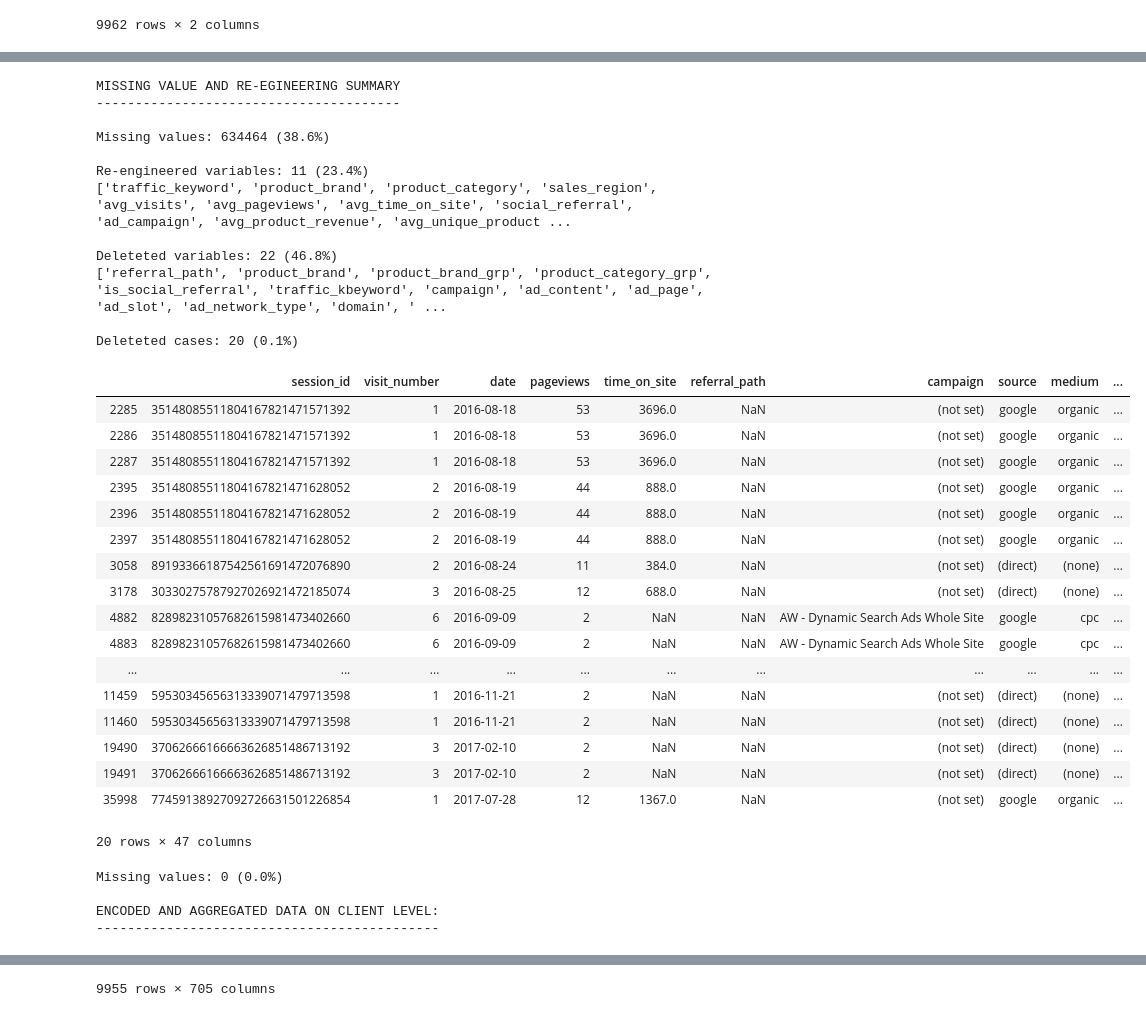
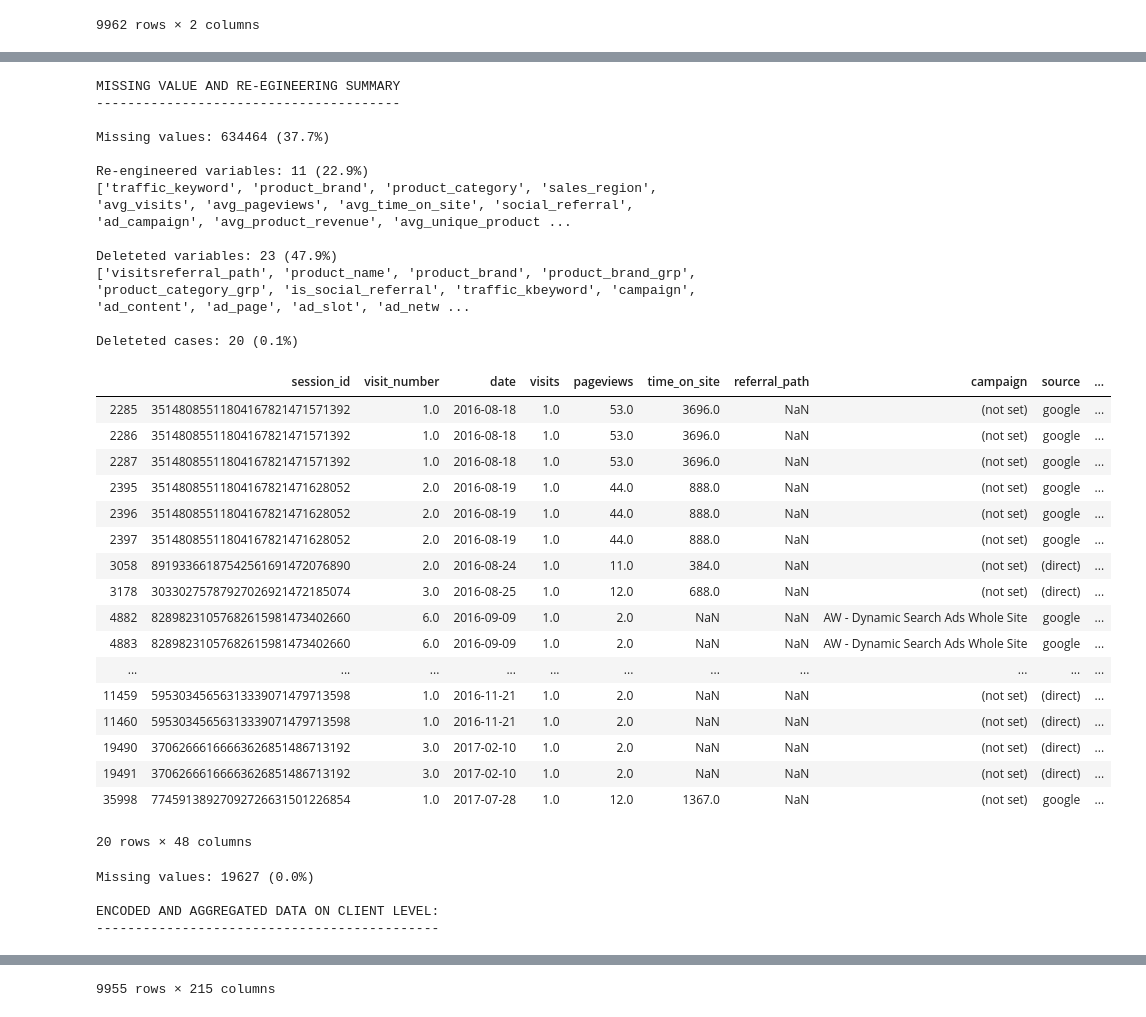
Before and after one commit to alfredsasko/Customer-Journey-Analytics, a Jupyter notebook: customer-journey-analytics.ipynb, the cells around one changed output, grey strips where cells are left out. Cells and saved outputs as stored; diff of their text form; code cells hidden in the pictures.

```diff
--- a/customer-journey-analytics.ipynb
+++ b/customer-journey-analytics.ipynb
@@ -1248,6 +1237,7 @@ SELECT
     CONCAT(fullVisitorId, CAST(visitId AS STRING)) AS session_id,
     visitNumber AS visit_number,
     date,
+    totals.visits AS visits,
     totals.pageviews AS pageviews,
     totals.timeOnSite AS time_on_site,
     trafficSource.referralPath AS referral_path,
@@ -1325,6 +1315,7 @@ timestamp = schema[(schema['Status'] == 'SELECTED')
                    & (schema['Scale'] == 'TIMESTAMP')].index
 
 # Cast variables to proper dtypes
+df[numeric] = df[numeric].astype('float')
 df[identifiers] = df[identifiers].astype(str)
 df[nominal] = df[nominal].astype('category')
 df[timestamp] = pd.to_datetime(df[timestamp].squeeze())
@@ -1338,4 +1329,10 @@ display(df.describe(include=np.number))
 
 with pd.option_context('display.max_columns', None):
     display(df.describe(exclude=np.number))
+
+# print scales summary
+print('Variables Scale Summary:')
+display(schema
+        .loc[schema['Status'] == 'SELECTED', 'Scale']
+        .value_counts())
 # %% [output]
@@ -1533,11 +1546,11 @@ df.loc[~nan_mask[ad_vars].all(axis=1), 'ad_campaign'] = True
 # %%
 # drop cases and variables with high proportion of missing values
 # ---------------------------------------------------------------
-
 # Variables with high proportion of missing values
 drop_vars = [
+    'visits'                         # constant, does not ad any information
     'referral_path',                 # not valuable information
-#     'product_name',                  # too detailed, category sufficient
+    'product_name',                  # too detailed, category sufficient
     'product_brand',                 # reconstructed
     'product_brand_grp',             # reconstructed
     'product_category_grp',          # reconstructed
@@ -1601,56 +1614,56 @@ print(txt)
 print(re_engineered_vars, '\n')
 
 txt = ('Deleteted variables: {} ({:.1f}%)'
        .format(len(drop_vars),
                len(drop_vars) / df.columns.size * 100))
 print(txt)
 print(drop_vars, '\n')
 
 txt = ('Deleteted cases: {} ({:.1f}%)'
        .format(cases.sum(), cases.sum() / df.index.size * 100))
 print(txt)
 display(df[cases])
 
 txt = ('\nMissing values: {} ({:.1f}%)'
        .format(clean_df.isna().sum().sum(),
                clean_df.isna().sum().sum() / np.prod(clean_df.shape)))
 print(txt + '\n')
 
 txt = ('ENCODED AND AGGREGATED DATA ON CLIENT LEVEL:')
 print(txt, '\n' + '-' * len(txt))
 display(agg_df)
 # %% [output]
 MISSING VALUE AND RE-EGINEERING SUMMARY
 ---------------------------------------
 
-Missing values: 634464 (38.6%)
+Missing values: 634464 (37.7%)
 
-Re-engineered variables: 11 (23.4%)
+Re-engineered variables: 11 (22.9%)
 ['traffic_keyword', 'product_brand', 'product_category', 'sales_region', 'avg_visits', 'avg_pageviews', 'avg_time_on_site', 'social_referral', 'ad_campaign', 'avg_product_revenue', 'avg_unique_product ...
 
-Deleteted variables: 22 (46.8%)
-['referral_path', 'product_brand', 'product_brand_grp', 'product_category_grp', 'is_social_referral', 'traffic_kbeyword', 'campaign', 'ad_content', 'ad_page', 'ad_slot', 'ad_network_type', 'domain', ' ...
+Deleteted variables: 23 (47.9%)
+['visitsreferral_path', 'product_name', 'product_brand', 'product_brand_grp', 'product_category_grp', 'is_social_referral', 'traffic_kbeyword', 'campaign', 'ad_content', 'ad_page', 'ad_slot', 'ad_netw ...
 
 Deleteted cases: 20 (0.1%)
-|  | session_id | visit_number | date | pageviews | time_on_site | referral_path | campaign | source | medium | ... |
-| 2285 | 35148085511804167821471571392 | 1 | 2016-08-18 | 53 | 3696.0 | NaN | (not set) | google | organic | ... |
-| 2286 | 35148085511804167821471571392 | 1 | 2016-08-18 | 53 | 3696.0 | NaN | (not set) | google | organic | ... |
-| 2287 | 35148085511804167821471571392 | 1 | 2016-08-18 | 53 | 3696.0 | NaN | (not set) | google | organic | ... |
-| 2395 | 35148085511804167821471628052 | 2 | 2016-08-19 | 44 | 888.0 | NaN | (not set) | google | organic | ... |
-| 2396 | 35148085511804167821471628052 | 2 | 2016-08-19 | 44 | 888.0 | NaN | (not set) | google | organic | ... |
-| 2397 | 35148085511804167821471628052 | 2 | 2016-08-19 | 44 | 888.0 | NaN | (not set) | google | organic | ... |
-| 3058 | 89193366187542561691472076890 | 2 | 2016-08-24 | 11 | 384.0 | NaN | (not set) | (direct) | (none) | ... |
-| 3178 | 30330275787927026921472185074 | 3 | 2016-08-25 | 12 | 688.0 | NaN | (not set) | (direct) | (none) | ... |
-| 4882 | 82898231057682615981473402660 | 6 | 2016-09-09 | 2 | NaN | NaN | AW - Dynamic Search Ads Whole Site | google | cpc | ... |
-| 4883 | 82898231057682615981473402660 | 6 | 2016-09-09 | 2 | NaN | NaN | AW - Dynamic Search Ads Whole Site | google | cpc | ... |
+|  | session_id | visit_number | date | visits | pageviews | time_on_site | referral_path | campaign | source | ... |
+| 2285 | 35148085511804167821471571392 | 1.0 | 2016-08-18 | 1.0 | 53.0 | 3696.0 | NaN | (not set) | google | ... |
+| 2286 | 35148085511804167821471571392 | 1.0 | 2016-08-18 | 1.0 | 53.0 | 3696.0 | NaN | (not set) | google | ... |
+| 2287 | 35148085511804167821471571392 | 1.0 | 2016-08-18 | 1.0 | 53.0 | 3696.0 | NaN | (not set) | google | ... |
+| 2395 | 35148085511804167821471628052 | 2.0 | 2016-08-19 | 1.0 | 44.0 | 888.0 | NaN | (not set) | google | ... |
+| 2396 | 35148085511804167821471628052 | 2.0 | 2016-08-19 | 1.0 | 44.0 | 888.0 | NaN | (not set) | google | ... |
+| 2397 | 35148085511804167821471628052 | 2.0 | 2016-08-19 | 1.0 | 44.0 | 888.0 | NaN | (not set) | google | ... |
+| 3058 | 89193366187542561691472076890 | 2.0 | 2016-08-24 | 1.0 | 11.0 | 384.0 | NaN | (not set) | (direct) | ... |
+| 3178 | 30330275787927026921472185074 | 3.0 | 2016-08-25 | 1.0 | 12.0 | 688.0 | NaN | (not set) | (direct) | ... |
+| 4882 | 82898231057682615981473402660 | 6.0 | 2016-09-09 | 1.0 | 2.0 | NaN | NaN | AW - Dynamic Search Ads Whole Site | google | ... |
+| 4883 | 82898231057682615981473402660 | 6.0 | 2016-09-09 | 1.0 | 2.0 | NaN | NaN | AW - Dynamic Search Ads Whole Site | google | ... |
 | ... | ... | ... | ... | ... | ... | ... | ... | ... | ... | ... |
-| 11459 | 59530345656313339071479713598 | 1 | 2016-11-21 | 2 | NaN | NaN | (not set) | (direct) | (none) | ... |
-| 11460 | 59530345656313339071479713598 | 1 | 2016-11-21 | 2 | NaN | NaN | (not set) | (direct) | (none) | ... |
-| 19490 | 37062666166663626851486713192 | 3 | 2017-02-10 | 2 | NaN | NaN | (not set) | (direct) | (none) | ... |
-| 19491 | 37062666166663626851486713192 | 3 | 2017-02-10 | 2 | NaN | NaN | (not set) | (direct) | (none) | ... |
-| 35998 | 77459138927092726631501226854 | 1 | 2017-07-28 | 12 | 1367.0 | NaN | (not set) | google | organic | ... |
+| 11459 | 59530345656313339071479713598 | 1.0 | 2016-11-21 | 1.0 | 2.0 | NaN | NaN | (not set) | (direct) | ... |
+| 11460 | 59530345656313339071479713598 | 1.0 | 2016-11-21 | 1.0 | 2.0 | NaN | NaN | (not set) | (direct) | ... |
+| 19490 | 37062666166663626851486713192 | 3.0 | 2017-02-10 | 1.0 | 2.0 | NaN | NaN | (not set) | (direct) | ... |
+| 19491 | 37062666166663626851486713192 | 3.0 | 2017-02-10 | 1.0 | 2.0 | NaN | NaN | (not set) | (direct) | ... |
+| 35998 | 77459138927092726631501226854 | 1.0 | 2017-07-28 | 1.0 | 12.0 | 1367.0 | NaN | (not set) | google | ... |
-20 rows × 47 columns
+20 rows × 48 columns
-Missing values: 0 (0.0%)
+Missing values: 19627 (0.0%)
 
 ENCODED AND AGGREGATED DATA ON CLIENT LEVEL:
 --------------------------------------------
@@ -1667,4 +1680,4 @@ ENCODED AND AGGREGATED DATA ON CLIENT LEVEL:
 | 9997409246962677759 | 2.0 | 65.0 | 1423.0 | 0.0 | 0.0 | 1 | ... |
 | 9998597322098588317 | 1.0 | 33.0 | 2041.0 | 0.0 | 0.0 | 1 | ... |
 | 9998996003043230595 | 1.0 | 16.0 | 412.0 | 0.0 | 0.0 | 1 | ... |
-9955 rows × 705 columns
+9955 rows × 215 columns
```
Also changed, not shown: parts of 38 cells of this notebook, 3 other files.
